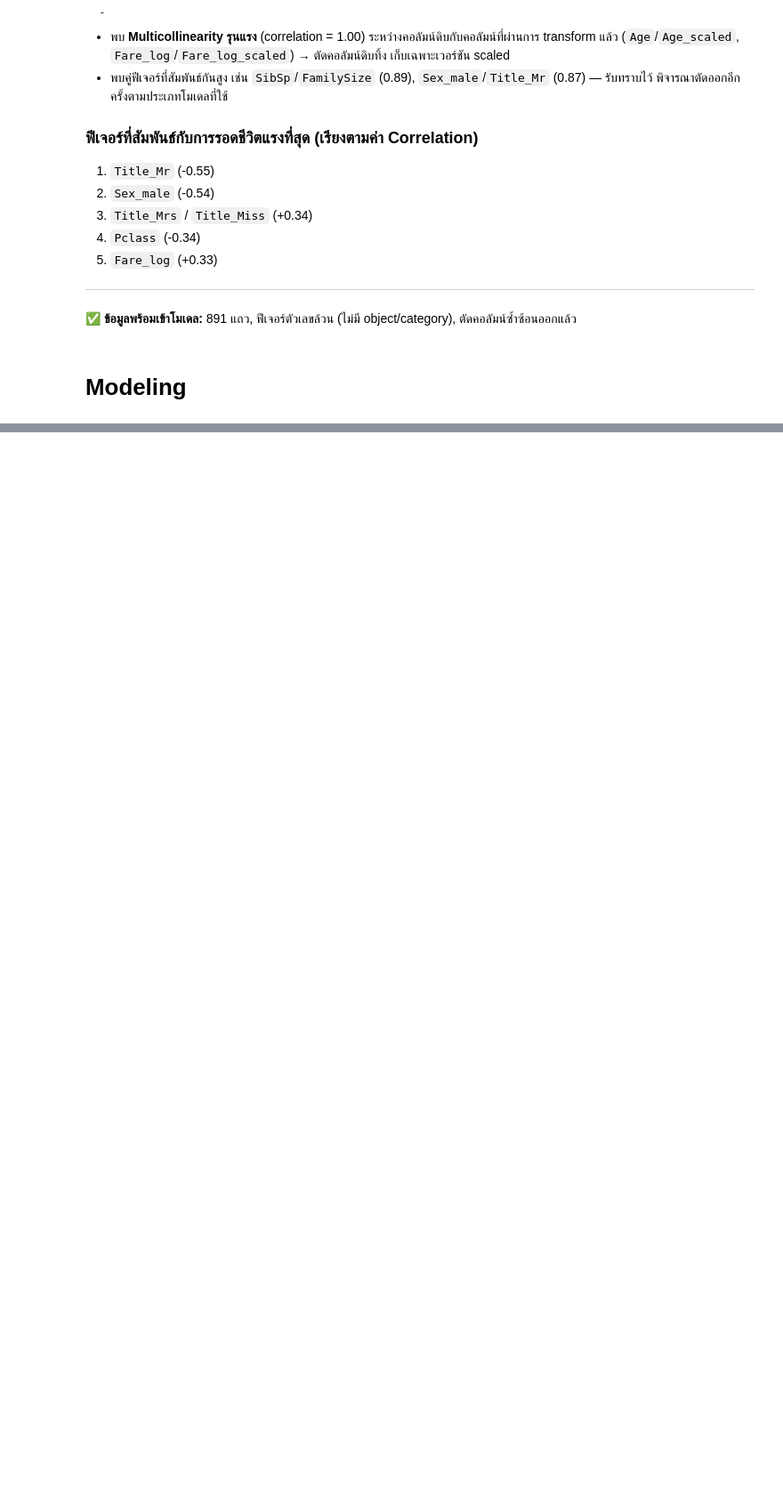
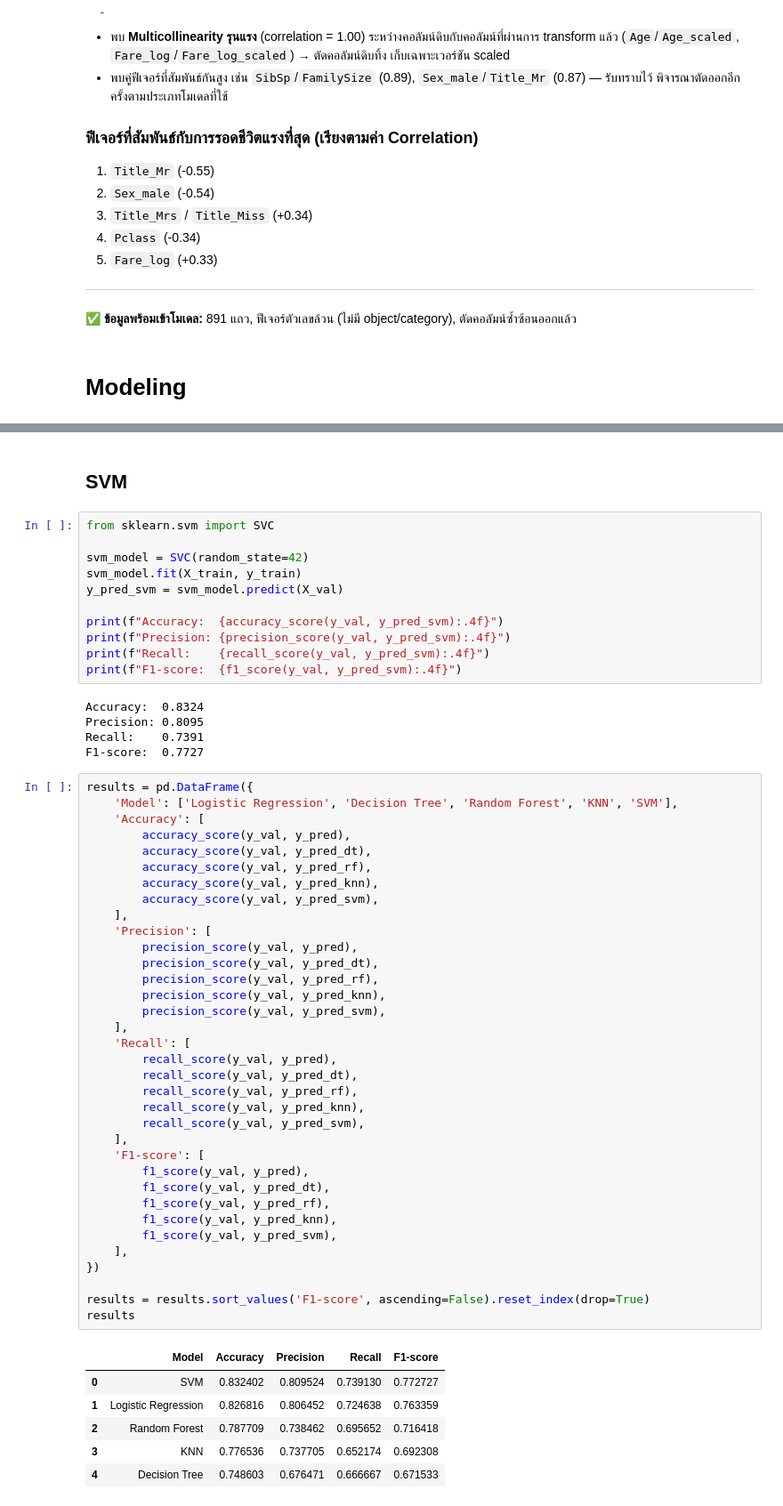
Before and after one commit to k-workproject/data-skills-roadmap, a Jupyter notebook: python-project/titanic_survival_prediction.ipynb, the cells around one changed output, grey strips where cells are left out. Shown at 89% size. Saved outputs shown, nothing was run; the diff lists cells and outputs as text; blank space fills up the shorter version.

```diff
--- a/python-project/titanic_survival_prediction.ipynb
+++ b/python-project/titanic_survival_prediction.ipynb
@@ -562,0 +664,60 @@ plt.show()
+# %% [markdown]
+## SVM
+# %%
+from sklearn.svm import SVC
+
+svm_model = SVC(random_state=42)
+svm_model.fit(X_train, y_train)
+y_pred_svm = svm_model.predict(X_val)
+
+print(f"Accuracy:  {accuracy_score(y_val, y_pred_svm):.4f}")
+print(f"Precision: {precision_score(y_val, y_pred_svm):.4f}")
+print(f"Recall:    {recall_score(y_val, y_pred_svm):.4f}")
+print(f"F1-score:  {f1_score(y_val, y_pred_svm):.4f}")
+# %% [output]
+Accuracy:  0.8324
+Precision: 0.8095
+Recall:    0.7391
+F1-score:  0.7727
+# %%
+results = pd.DataFrame({
+    'Model': ['Logistic Regression', 'Decision Tree', 'Random Forest', 'KNN', 'SVM'],
+    'Accuracy': [
+        accuracy_score(y_val, y_pred),
+        accuracy_score(y_val, y_pred_dt),
+        accuracy_score(y_val, y_pred_rf),
+        accuracy_score(y_val, y_pred_knn),
+        accuracy_score(y_val, y_pred_svm),
+    ],
+    'Precision': [
+        precision_score(y_val, y_pred),
+        precision_score(y_val, y_pred_dt),
+        precision_score(y_val, y_pred_rf),
+        precision_score(y_val, y_pred_knn),
+        precision_score(y_val, y_pred_svm),
+    ],
+    'Recall': [
+        recall_score(y_val, y_pred),
+        recall_score(y_val, y_pred_dt),
+        recall_score(y_val, y_pred_rf),
+        recall_score(y_val, y_pred_knn),
+        recall_score(y_val, y_pred_svm),
+    ],
+    'F1-score': [
+        f1_score(y_val, y_pred),
+        f1_score(y_val, y_pred_dt),
+        f1_score(y_val, y_pred_rf),
+        f1_score(y_val, y_pred_knn),
+        f1_score(y_val, y_pred_svm),
+    ],
+})
+
+results = results.sort_values('F1-score', ascending=False).reset_index(drop=True)
+results
+# %% [output]
+|  | Model | Accuracy | Precision | Recall | F1-score |
+| 0 | SVM | 0.832402 | 0.809524 | 0.739130 | 0.772727 |
+| 1 | Logistic Regression | 0.826816 | 0.806452 | 0.724638 | 0.763359 |
+| 2 | Random Forest | 0.787709 | 0.738462 | 0.695652 | 0.716418 |
+| 3 | KNN | 0.776536 | 0.737705 | 0.652174 | 0.692308 |
+| 4 | Decision Tree | 0.748603 | 0.676471 | 0.666667 | 0.671533 |
```
Also changed, not shown: parts of 32 cells of this notebook.
